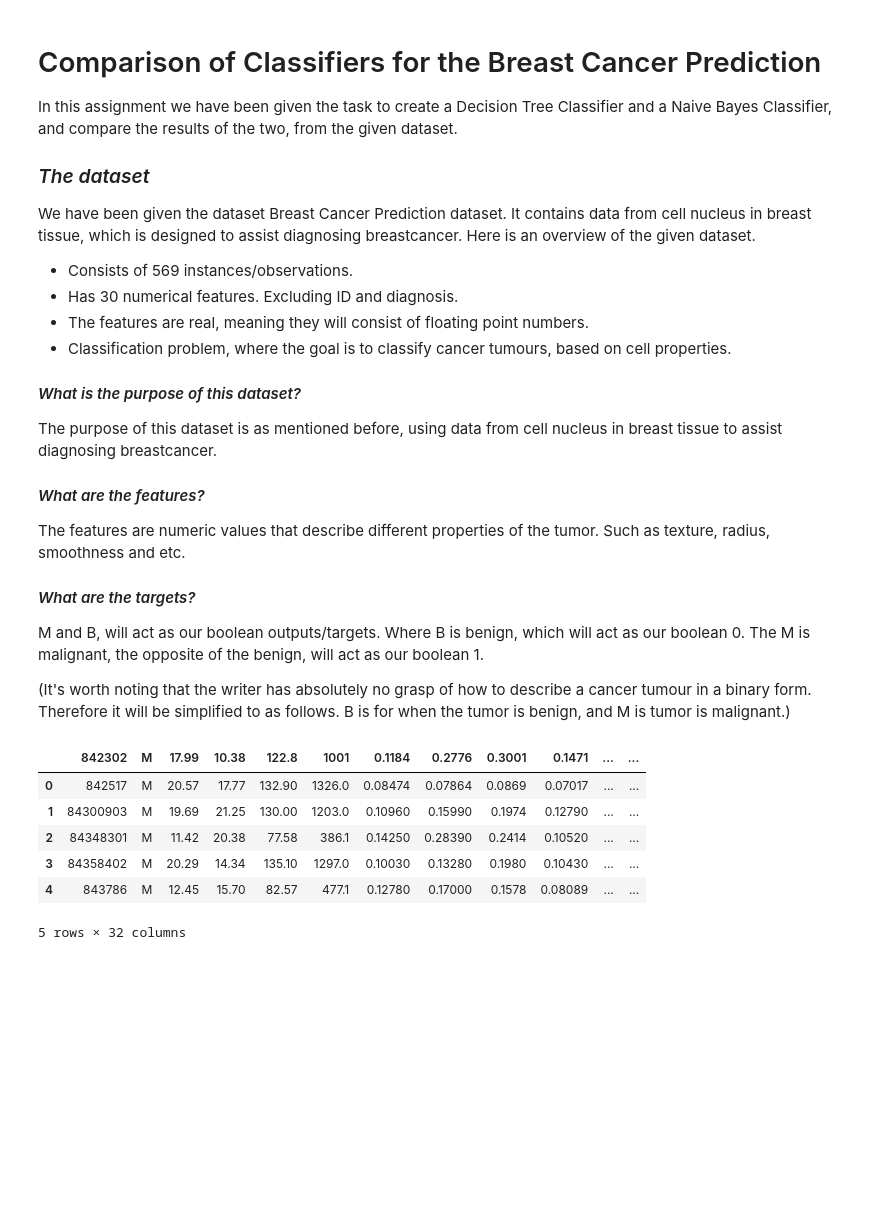
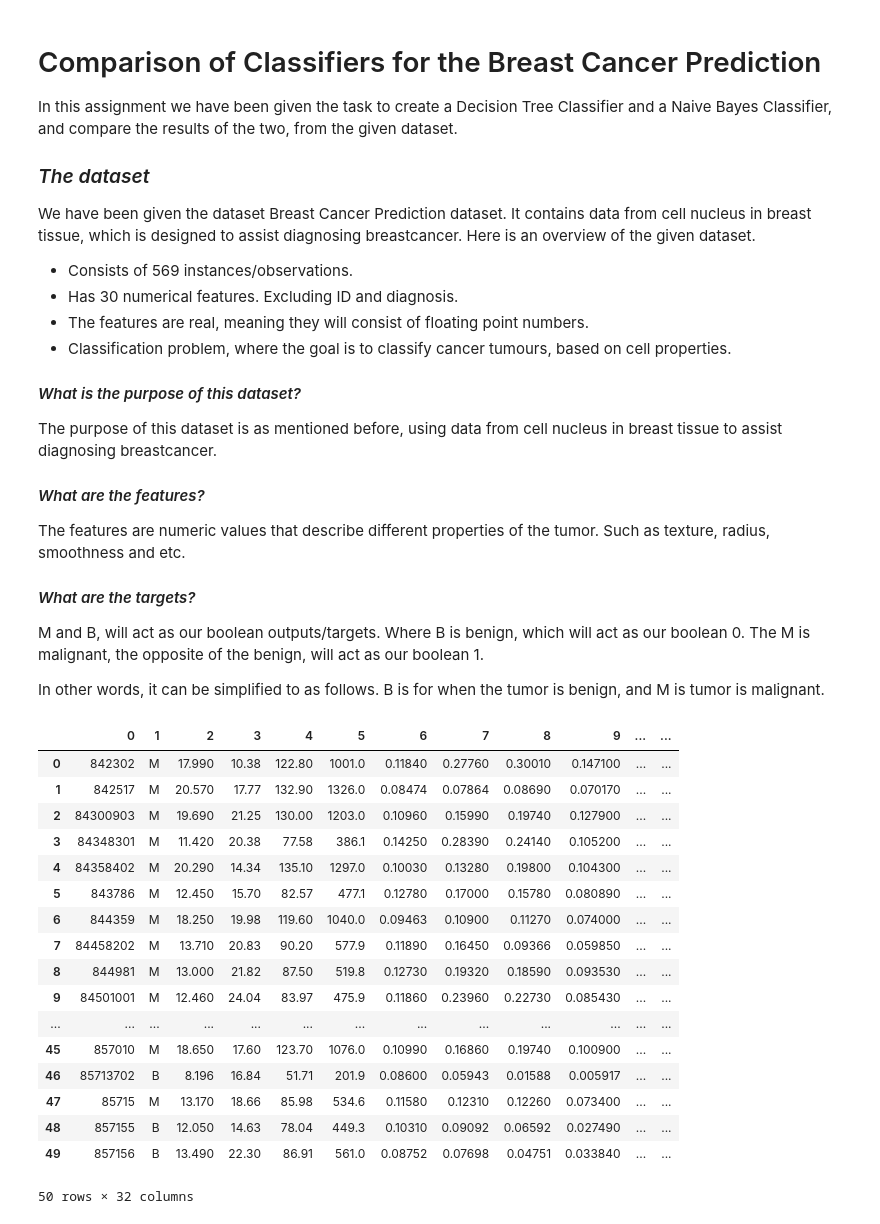
Before and after one commit to Wolff404/Unsupervised-learning, a Jupyter notebook: Comparison_of_classifiers.ipynb, the cells around one changed output. Drawn from its saved outputs; the diff is of its cells as text; code cells hidden in the pictures; blank space fills up the shorter version.

```diff
--- a/Comparison_of_classifiers.ipynb
+++ b/Comparison_of_classifiers.ipynb
@@ -21,20 +21,32 @@ The features are numeric values that describe different properties of the tumor.
 #### *What are the targets?*
 M and B, will act as our boolean outputs/targets. Where B is benign, which will act as our boolean 0. The M is malignant, the opposite of the benign, will act as our boolean 1.
 
-(It's worth noting that the writer has absolutely no grasp of how to describe a cancer tumour in a binary form. Therefore it will be simplified to as follows. B is for when the tumor is benign, and M is tumor is malignant.)
+In other words, it can be simplified to as follows. B is for when the tumor is benign, and M is tumor is malignant.
 # %%
 import pandas as pd
 # %%
-dataset = pd.read_csv('wdbc.data')
-dataset.head()
+dataset = pd.read_csv('wdbc.data', sep=",", header=None)
+#dataset.drop(columns=[0],axis=1)
+dataset.head(50)
 # %% [output]
-|  | 842302 | M | 17.99 | 10.38 | 122.8 | 1001 | 0.1184 | 0.2776 | 0.3001 | 0.1471 | ... | ... |
-| 0 | 842517 | M | 20.57 | 17.77 | 132.90 | 1326.0 | 0.08474 | 0.07864 | 0.0869 | 0.07017 | ... | ... |
-| 1 | 84300903 | M | 19.69 | 21.25 | 130.00 | 1203.0 | 0.10960 | 0.15990 | 0.1974 | 0.12790 | ... | ... |
-| 2 | 84348301 | M | 11.42 | 20.38 | 77.58 | 386.1 | 0.14250 | 0.28390 | 0.2414 | 0.10520 | ... | ... |
-| 3 | 84358402 | M | 20.29 | 14.34 | 135.10 | 1297.0 | 0.10030 | 0.13280 | 0.1980 | 0.10430 | ... | ... |
-| 4 | 843786 | M | 12.45 | 15.70 | 82.57 | 477.1 | 0.12780 | 0.17000 | 0.1578 | 0.08089 | ... | ... |
+|  | 0 | 1 | 2 | 3 | 4 | 5 | 6 | 7 | 8 | 9 | ... | ... |
+| 0 | 842302 | M | 17.990 | 10.38 | 122.80 | 1001.0 | 0.11840 | 0.27760 | 0.30010 | 0.147100 | ... | ... |
+| 1 | 842517 | M | 20.570 | 17.77 | 132.90 | 1326.0 | 0.08474 | 0.07864 | 0.08690 | 0.070170 | ... | ... |
+| 2 | 84300903 | M | 19.690 | 21.25 | 130.00 | 1203.0 | 0.10960 | 0.15990 | 0.19740 | 0.127900 | ... | ... |
+| 3 | 84348301 | M | 11.420 | 20.38 | 77.58 | 386.1 | 0.14250 | 0.28390 | 0.24140 | 0.105200 | ... | ... |
+| 4 | 84358402 | M | 20.290 | 14.34 | 135.10 | 1297.0 | 0.10030 | 0.13280 | 0.19800 | 0.104300 | ... | ... |
+| 5 | 843786 | M | 12.450 | 15.70 | 82.57 | 477.1 | 0.12780 | 0.17000 | 0.15780 | 0.080890 | ... | ... |
+| 6 | 844359 | M | 18.250 | 19.98 | 119.60 | 1040.0 | 0.09463 | 0.10900 | 0.11270 | 0.074000 | ... | ... |
+| 7 | 84458202 | M | 13.710 | 20.83 | 90.20 | 577.9 | 0.11890 | 0.16450 | 0.09366 | 0.059850 | ... | ... |
+| 8 | 844981 | M | 13.000 | 21.82 | 87.50 | 519.8 | 0.12730 | 0.19320 | 0.18590 | 0.093530 | ... | ... |
+| 9 | 84501001 | M | 12.460 | 24.04 | 83.97 | 475.9 | 0.11860 | 0.23960 | 0.22730 | 0.085430 | ... | ... |
+| ... | ... | ... | ... | ... | ... | ... | ... | ... | ... | ... | ... | ... |
+| 45 | 857010 | M | 18.650 | 17.60 | 123.70 | 1076.0 | 0.10990 | 0.16860 | 0.19740 | 0.100900 | ... | ... |
+| 46 | 85713702 | B | 8.196 | 16.84 | 51.71 | 201.9 | 0.08600 | 0.05943 | 0.01588 | 0.005917 | ... | ... |
+| 47 | 85715 | M | 13.170 | 18.66 | 85.98 | 534.6 | 0.11580 | 0.12310 | 0.12260 | 0.073400 | ... | ... |
+| 48 | 857155 | B | 12.050 | 14.63 | 78.04 | 449.3 | 0.10310 | 0.09092 | 0.06592 | 0.027490 | ... | ... |
+| 49 | 857156 | B | 13.490 | 22.30 | 86.91 | 561.0 | 0.08752 | 0.07698 | 0.04751 | 0.033840 | ... | ... |
-5 rows × 32 columns
+50 rows × 32 columns
 # %% [markdown]
 ## Pre-prossesing of data
 Our pre-prossesing will consist of removing the ID, since it's unusable.
```
Also changed, not shown: parts of 1 cell of this notebook.
